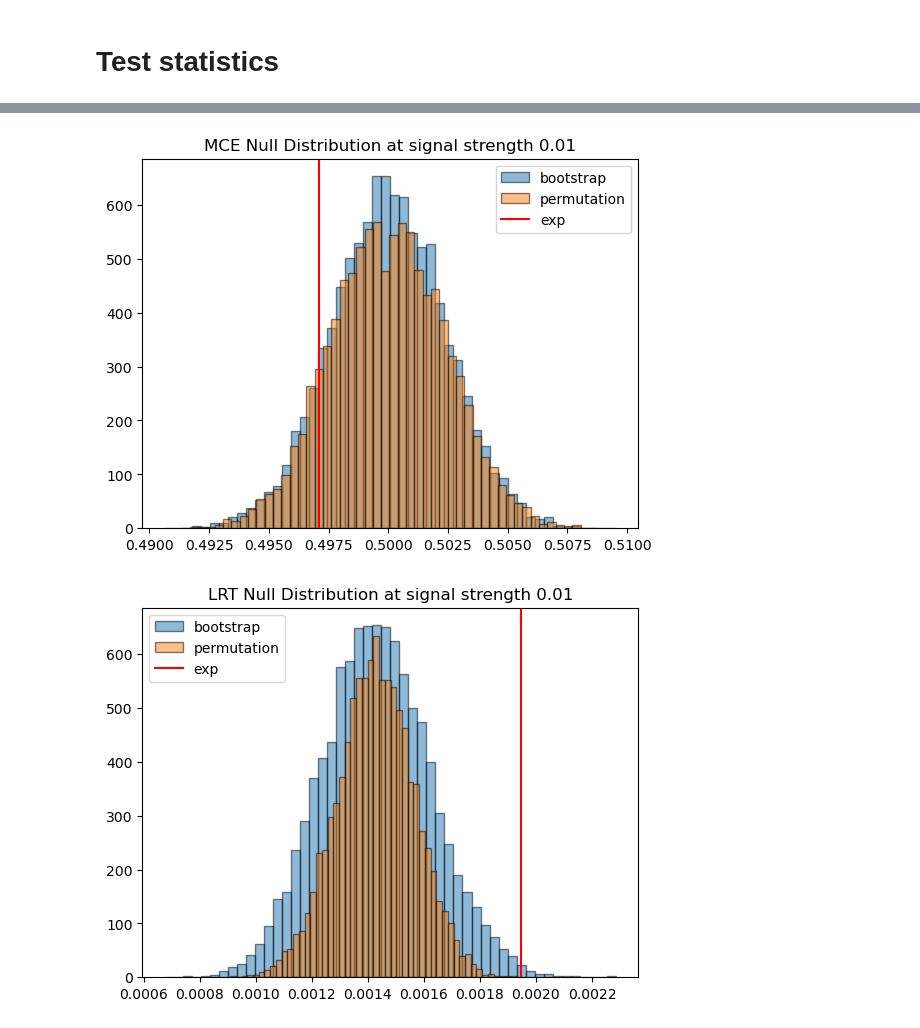
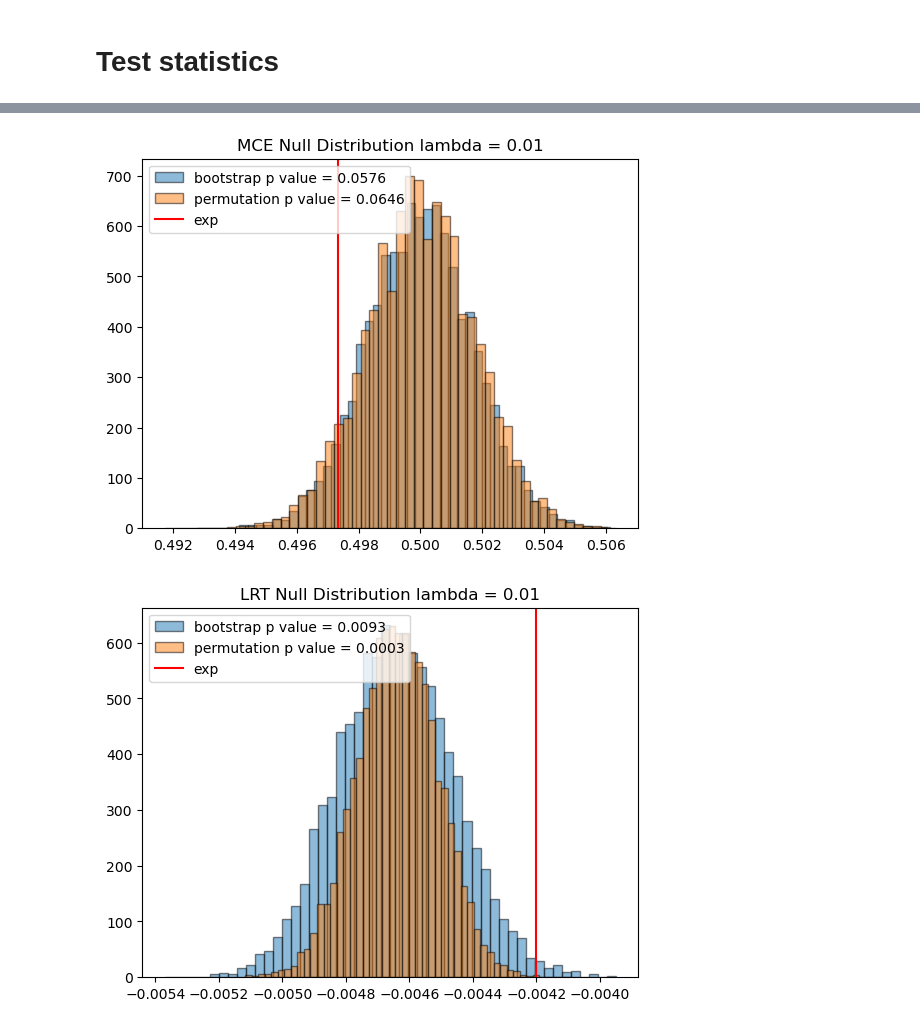
Before and after one commit to ZhengtingHe/ADwithNE, a Jupyter notebook: demo/analysis.ipynb, the cells around one changed output, grey strips where cells are left out. Drawn from its saved outputs; the diff is of its cells as text; code cells hidden in the pictures.

Commit message:
P value

```diff
--- a/demo/analysis.ipynb
+++ b/demo/analysis.ipynb
@@ -174,6 +174,8 @@ def train_test_split(exp_events, bkg_events, test_ratio=0.2):
     """
     n1 = int((1 - test_ratio) * len(exp_events))
     m1 = n1
+    np.random.shuffle(exp_events)
+    np.random.shuffle(bkg_events)
     X1 = bkg_events[:m1]
     X2 = bkg_events[m1:]
     W1 = exp_events[:n1]
@@ -481,7 +493,24 @@ class Bootstrap_Permutation:
             lrt_null[i] = lrt(self.h_union[np.random.randint(0, self.n_union, self.n2)])
             auc_null[i] = auc(self.h_union[np.random.randint(0, self.n_union, self.n2)], self.h_union[np.random.randint(0, self.n_union, self.m2)])
             mce_null[i] = mce(self.h_union[np.random.randint(0, self.n_union, self.n2)], self.h_union[np.random.randint(0, self.n_union, self.m2)])
+        # P-value
+        if self.lrt_exp > np.mean(lrt_null):
+            lrt_p = np.mean(lrt_null > self.lrt_exp)
+        else:
+            lrt_p = np.mean(lrt_null < self.lrt_exp)
+        if self.auc_exp > np.mean(auc_null):
+            auc_p = np.mean(auc_null > self.auc_exp)
+        else:
+            auc_p = np.mean(auc_null < self.auc_exp)
+        if self.mce_exp > np.mean(mce_null):
+            mce_p = np.mean(mce_null > self.mce_exp)
+        else:
+            mce_p = np.mean(mce_null < self.mce_exp)
+        self.lrt_p_bootstrap = lrt_p
+        self.auc_p_bootstrap = auc_p
+        self.mce_p_bootstrap = mce_p
         return lrt_null, auc_null, mce_null
+
     def permutation(self, n):
         lrt_null = np.zeros(n)
         auc_null = np.zeros(n)
@@ -495,6 +524,23 @@ class Bootstrap_Permutation:
             lrt_null[i] = lrt(self.h_union[np.random.choice(self.n_union, self.n2, replace=False)])
             auc_null[i] = auc(sample1[:self.n2], sample1[self.n2:])
             mce_null[i] = mce(sample2[:self.n2], sample2[self.n2:])
+        # P-value
+        if self.lrt_exp > np.mean(lrt_null):
+            lrt_p = np.mean(lrt_null > self.lrt_exp)
+        else:
+            lrt_p = np.mean(lrt_null < self.lrt_exp)
+        if self.auc_exp > np.mean(auc_null):
+            auc_p = np.mean(auc_null > self.auc_exp)
+        else:
+            auc_p = np.mean(auc_null < self.auc_exp)
+        if self.mce_exp > np.mean(mce_null):
+            mce_p = np.mean(mce_null > self.mce_exp)
+        else:
+            mce_p = np.mean(mce_null < self.mce_exp)
+        self.lrt_p_permutation = lrt_p
+        self.auc_p_permutation = auc_p
+        self.mce_p_permutation = mce_p
+
         return lrt_null, auc_null, mce_null
 # %%
 bootstrap_permutation = Bootstrap_Permutation(X2, W2, naive_model)
@@ -503,21 +549,21 @@ lrt_null_bootstarp, auc_null_bootstarp, mce_null_bootstarp = bootstrap_permutati
 # %%
 lrt_null_permutation, auc_null_permutation, mce_null_permutation = bootstrap_permutation.permutation(10000)
 # %%
-plt.hist(mce_null_bootstarp, bins=50, alpha=0.5, edgecolor='black', label="bootstrap")
-plt.hist(mce_null_permutation, bins=50, alpha=0.5, edgecolor='black', label="permutation")
+plt.hist(mce_null_bootstarp, bins=50, alpha=0.5, edgecolor='black', label="bootstrap p value = {}".format(bootstrap_permutation.mce_p_bootstrap))
+plt.hist(mce_null_permutation, bins=50, alpha=0.5, edgecolor='black', label="permutation p value = {}".format(bootstrap_permutation.mce_p_permutation))
 plt.axvline(bootstrap_permutation.mce_exp, color='r', label="exp")
 plt.legend()
-plt.title("MCE Null Distribution at signal strength {}".format(sig_lambda))
+plt.title("MCE Null Distribution lambda = {}".format(sig_lambda))
 plt.show()
 # %% [output]
-[figure, old version]
+[figure, new version]
 # %%
-plt.hist(lrt_null_bootstarp, bins=50, alpha=0.5, edgecolor='black', label="bootstrap")
-plt.hist(lrt_null_permutation, bins=50, alpha=0.5, edgecolor='black', label="permutation")
+plt.hist(lrt_null_bootstarp, bins=50, alpha=0.5, edgecolor='black', label="bootstrap p value = {}".format(bootstrap_permutation.lrt_p_bootstrap))
+plt.hist(lrt_null_permutation, bins=50, alpha=0.5, edgecolor='black', label="permutation p value = {}".format(bootstrap_permutation.lrt_p_permutation))
 plt.axvline(bootstrap_permutation.lrt_exp, color='r', label="exp")
 plt.legend()
-plt.title("LRT Null Distribution at signal strength {}".format(sig_lambda))
+plt.title("LRT Null Distribution lambda = {}".format(sig_lambda))
 plt.show()
 # %% [output]
-[figure, old version]
+[figure, new version]
 # %%
```
Also changed, not shown: parts of 11 cells of this notebook.
